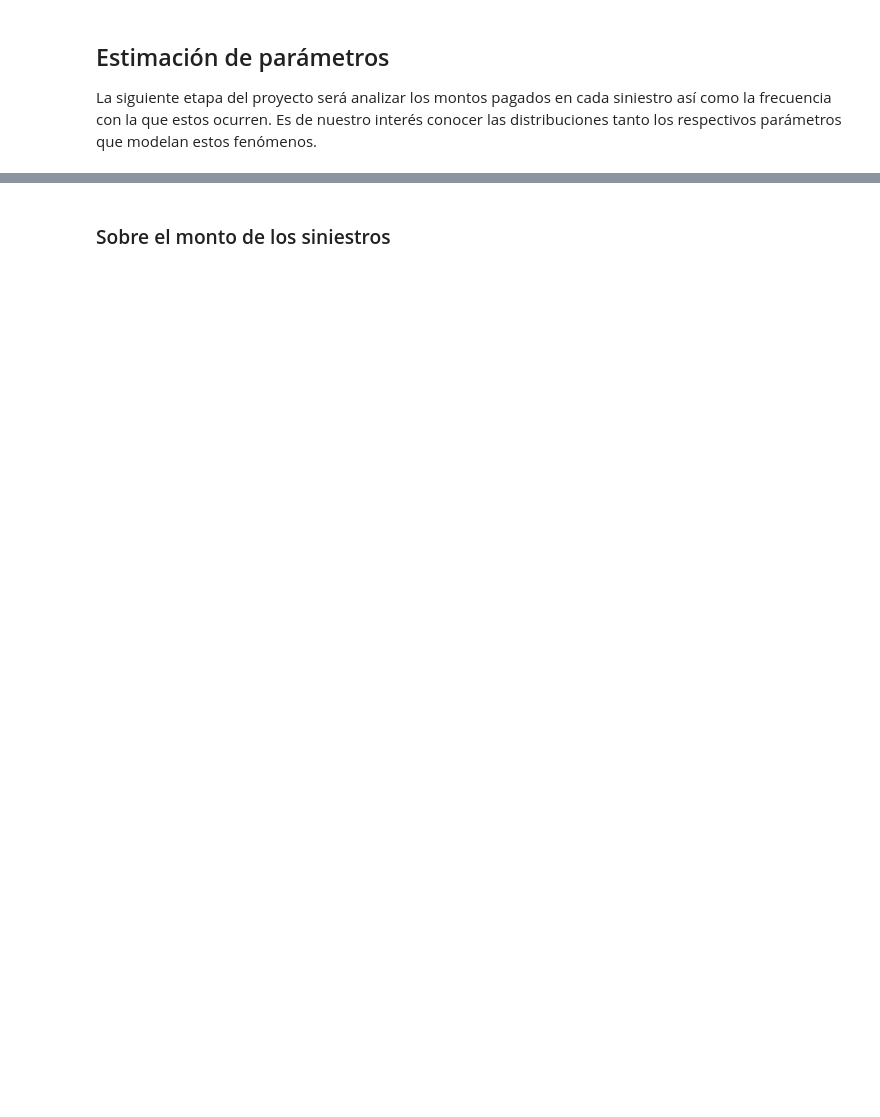
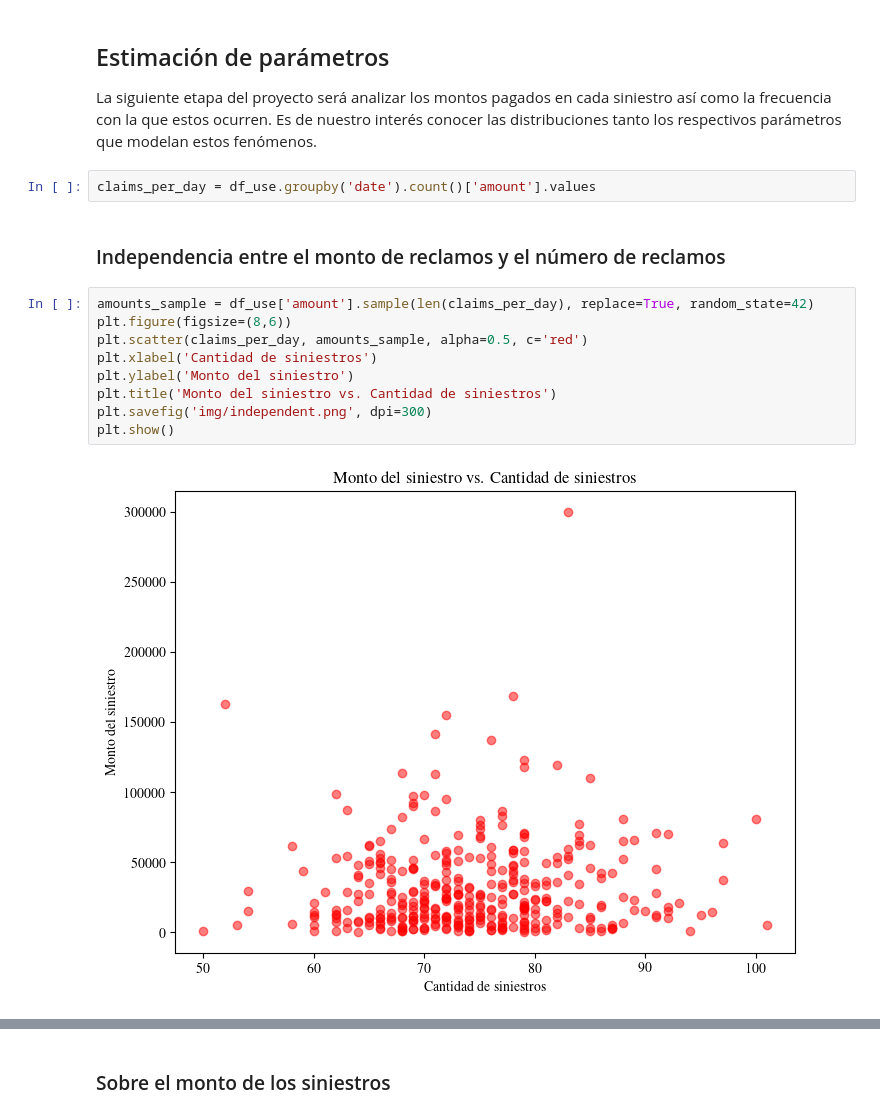
Before and after one commit to JuanEcheagaray75/ruin-model, a Jupyter notebook: analysis.ipynb, the cells around one changed output, grey strips where cells are left out. Saved outputs shown, nothing was run; the diff lists cells and outputs as text; blank space fills up the shorter version.

Commit message:
chore: ran new samples with different parameters

```diff
--- a/analysis.ipynb
+++ b/analysis.ipynb
@@ -96,3 +135,18 @@ df_use.head()
 ## Estimación de parámetros
 
 La siguiente etapa del proyecto será analizar los montos pagados en cada siniestro así como la frecuencia con la que estos ocurren. Es de nuestro interés conocer las distribuciones tanto los respectivos parámetros que modelan estos fenómenos.
+# %%
+claims_per_day = df_use.groupby('date').count()['amount'].values
+# %% [markdown]
+### Independencia entre el monto de reclamos y el número de reclamos
+# %%
+amounts_sample = df_use['amount'].sample(len(claims_per_day), replace=True, random_state=42)
+plt.figure(figsize=(8,6))
+plt.scatter(claims_per_day, amounts_sample, alpha=0.5, c='red')
+plt.xlabel('Cantidad de siniestros')
+plt.ylabel('Monto del siniestro')
+plt.title('Monto del siniestro vs. Cantidad de siniestros')
+plt.savefig('img/independent.png', dpi=300)
+plt.show()
+# %% [output]
+[figure, added]
```
Also changed, not shown: parts of 26 cells of this notebook.
